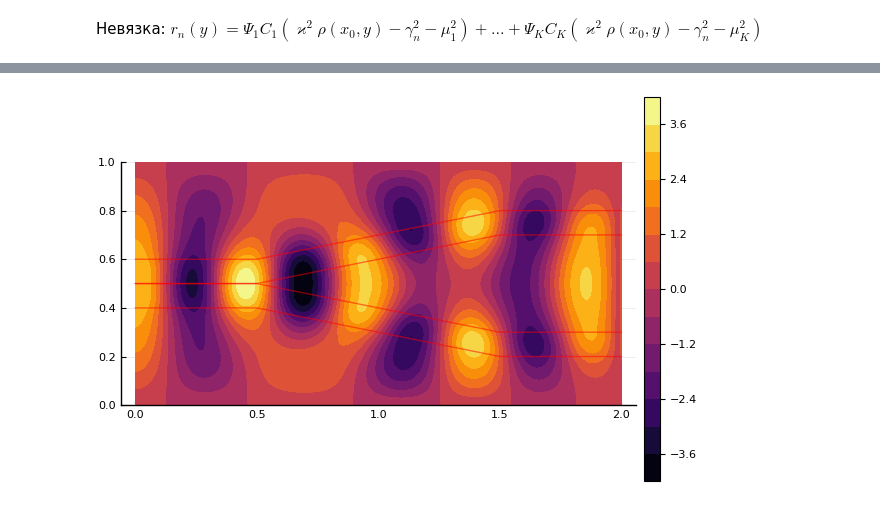
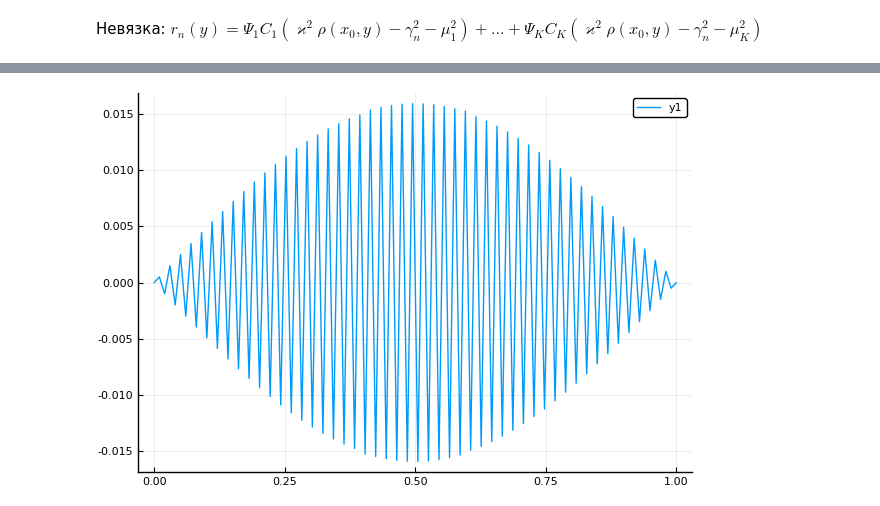
Before and after one commit to Sergane/Symbolic, a Jupyter notebook: waveguide.ipynb, the cells around one changed output, grey strips where cells are left out. Saved outputs shown, nothing was run; the diff lists cells and outputs as text; code cells hidden in the pictures.

```diff
--- a/waveguide.ipynb
+++ b/waveguide.ipynb
@@ -255,8 +254,4 @@ plot!(x, f4.(x), c=:red, alpha=0.5)
-# %%
-plot(x,y,u,fill=true,aspect_ratio=1)
-plot!(x, f1.(x), c=:red, alpha=0.5, ylim=(0,b), aspect_ratio=1, leg=false)
-plot!(x, f2.(x), c=:red, alpha=0.5)
-plot!(x, f3.(x), c=:red, alpha=0.5)
-plot!(x, f4.(x), c=:red, alpha=0.5)
-# %% [output]
-[figure, removed]
+# %%
+plot(y,real.(u[:,1]))
+# %% [output]
+[figure, added]
```
Also changed, not shown: parts of 26 cells of this notebook.
